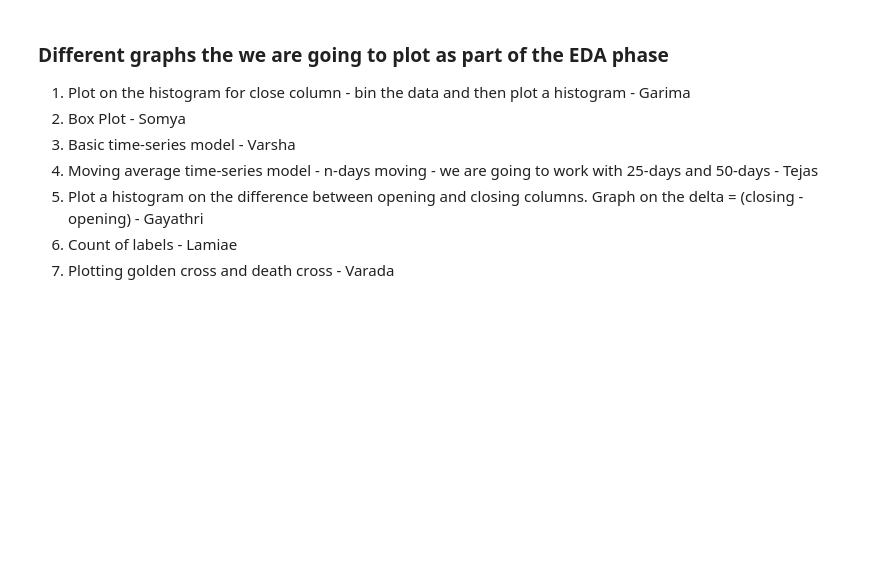
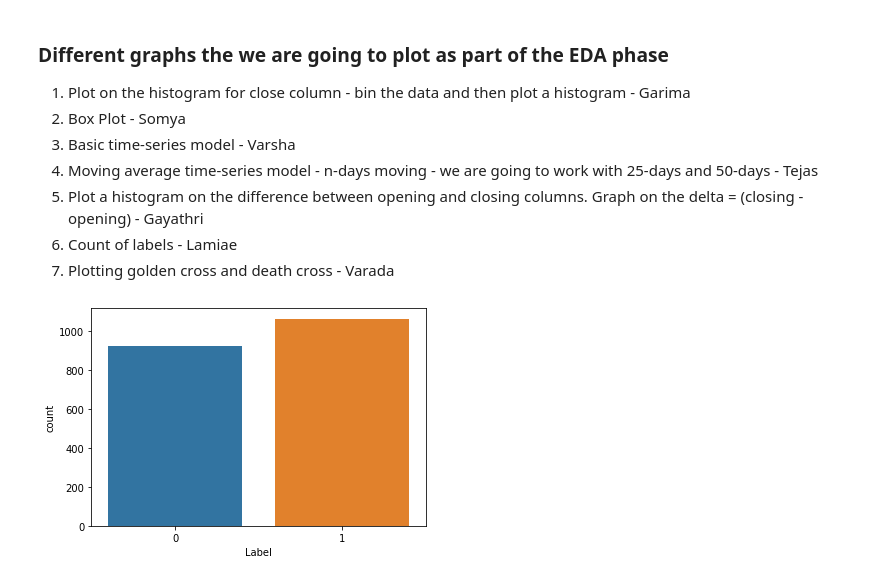
Before and after one commit to VaradaB/algorithmic-trading, a Jupyter notebook: algorithmic-trading.ipynb, the cells around one changed output. Drawn from its saved outputs; the diff is of its cells as text; code cells hidden in the pictures; blank space fills up the shorter version.

```diff
--- a/algorithmic-trading.ipynb
+++ b/algorithmic-trading.ipynb
@@ -158,3 +158,9 @@ dtype: int64
 5. Plot a histogram on the difference between opening and closing columns. Graph on the delta = (closing - opening) - Gayathri
 6. Count of labels - Lamiae
 7. Plotting golden cross and death cross - Varada
+# %%
+# Count of labels
+sns.countplot(x='Label', data=djia_merged)
+plt.show()
+# %% [output]
+[figure, added]
```
Also changed, not shown: parts of 9 cells of this notebook.
